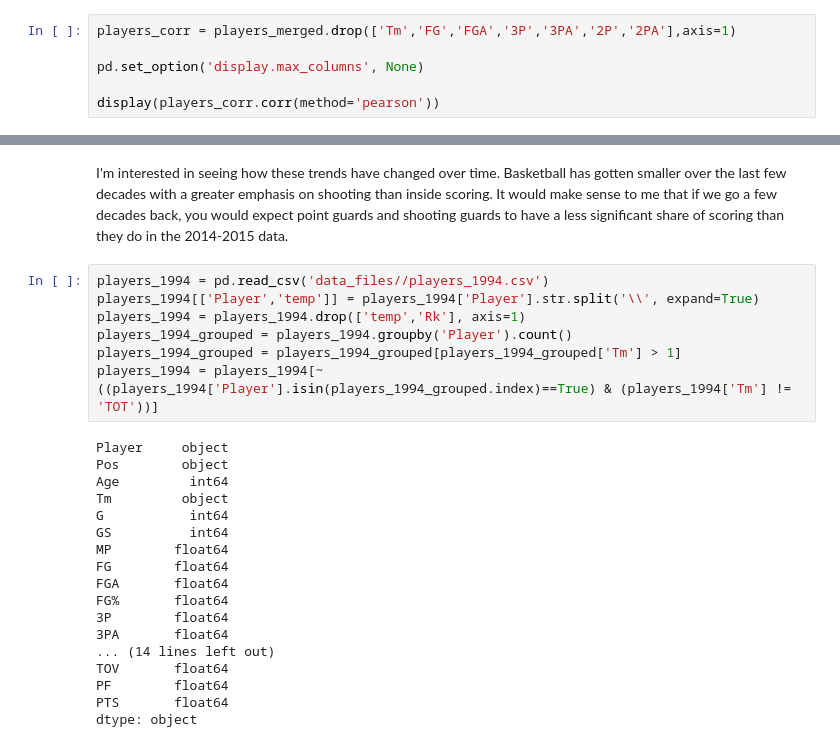
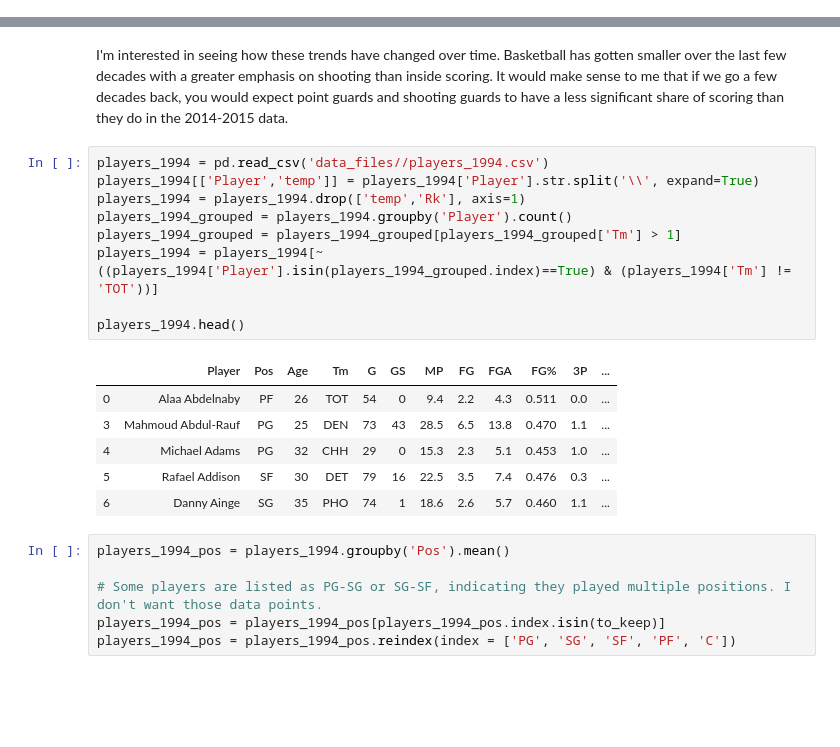
Before and after one commit to jacksonrhelf/data-projects, a Jupyter notebook: Basketball/Basketball.ipynb, the cells around one changed output, grey strips where cells are left out. Cells and saved outputs as stored; diff of their text form; blank space fills up the shorter version.

```diff
--- a/Basketball/Basketball.ipynb
+++ b/Basketball/Basketball.ipynb
@@ -68,9 +70,3 @@ plt.xticks(np.arange(69.0,87.0, step=1.0))
   <matplotlib.axis.XTick at 0x...>],
  <a list of 18 Text xticklabel objects>)
 [figure]
-# %%
-players_corr = players_merged.drop(['Tm','FG','FGA','3P','3PA','2P','2PA'],axis=1)
-
-pd.set_option('display.max_columns', None)
-
-display(players_corr.corr(method='pearson'))
@@ -144,25 +122,22 @@ I'm interested in seeing how these trends have changed over time. Basketball has
 # %%
 players_1994 = pd.read_csv('data_files//players_1994.csv')
 players_1994[['Player','temp']] = players_1994['Player'].str.split('\\', expand=True)
 players_1994 = players_1994.drop(['temp','Rk'], axis=1)
 players_1994_grouped = players_1994.groupby('Player').count()
 players_1994_grouped = players_1994_grouped[players_1994_grouped['Tm'] > 1]
 players_1994 = players_1994[~((players_1994['Player'].isin(players_1994_grouped.index)==True) & (players_1994['Tm'] != 'TOT'))]
+
+players_1994.head()
 # %% [output]
-Player     object
-Pos        object
-Age         int64
-Tm         object
-G           int64
-GS          int64
-MP        float64
-FG        float64
-FGA       float64
-FG%       float64
-3P        float64
-3PA       float64
-... (14 lines left out)
-TOV       float64
-PF        float64
-PTS       float64
-dtype: object
+|  | Player | Pos | Age | Tm | G | GS | MP | FG | FGA | FG% | 3P | ... |
+| 0 | Alaa Abdelnaby | PF | 26 | TOT | 54 | 0 | 9.4 | 2.2 | 4.3 | 0.511 | 0.0 | ... |
+| 3 | Mahmoud Abdul-Rauf | PG | 25 | DEN | 73 | 43 | 28.5 | 6.5 | 13.8 | 0.470 | 1.1 | ... |
+| 4 | Michael Adams | PG | 32 | CHH | 29 | 0 | 15.3 | 2.3 | 5.1 | 0.453 | 1.0 | ... |
+| 5 | Rafael Addison | SF | 30 | DET | 79 | 16 | 22.5 | 3.5 | 7.4 | 0.476 | 0.3 | ... |
+| 6 | Danny Ainge | SG | 35 | PHO | 74 | 1 | 18.6 | 2.6 | 5.7 | 0.460 | 1.1 | ... |
+# %%
+players_1994_pos = players_1994.groupby('Pos').mean()
+
+# Some players are listed as PG-SG or SG-SF, indicating they played multiple positions. I don't want those data points.
+players_1994_pos = players_1994_pos[players_1994_pos.index.isin(to_keep)]
+players_1994_pos = players_1994_pos.reindex(index = ['PG', 'SG', 'SF', 'PF', 'C'])
```
Also changed, not shown: parts of 20 cells of this notebook, 4 other files.
